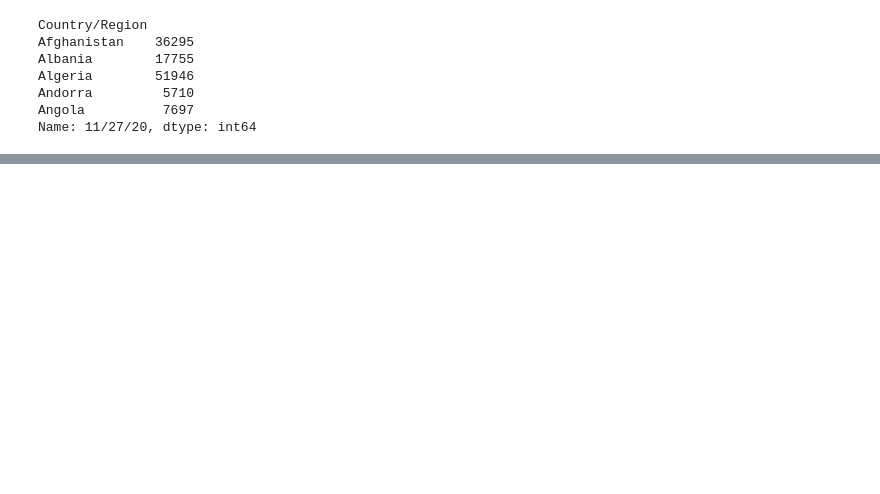
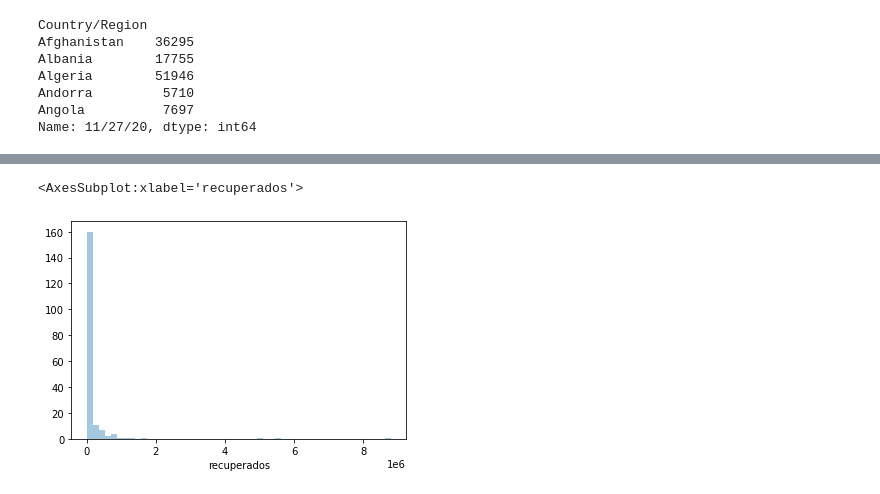
Before and after one commit to ton-santana/Analises_para_saude_e_medicina, a Jupyter notebook: Dados_e_visualizacoes.ipynb, the cells around one changed output, grey strips where cells are left out. Cells and saved outputs as stored; diff of their text form; code cells hidden in the pictures; blank space fills up the shorter version.

```diff
--- a/Dados_e_visualizacoes.ipynb
+++ b/Dados_e_visualizacoes.ipynb
@@ -151,0 +203,6 @@ print(taxa_letalidade_1 * 100)
+# %%
+# Taxa de recuperados por país.
+sns.distplot(combinados["recuperados"], kde=False)
+# %% [output]
+<AxesSubplot:xlabel='recuperados'>
+[figure, added]
```
Also changed, not shown: parts of 16 cells of this notebook.
